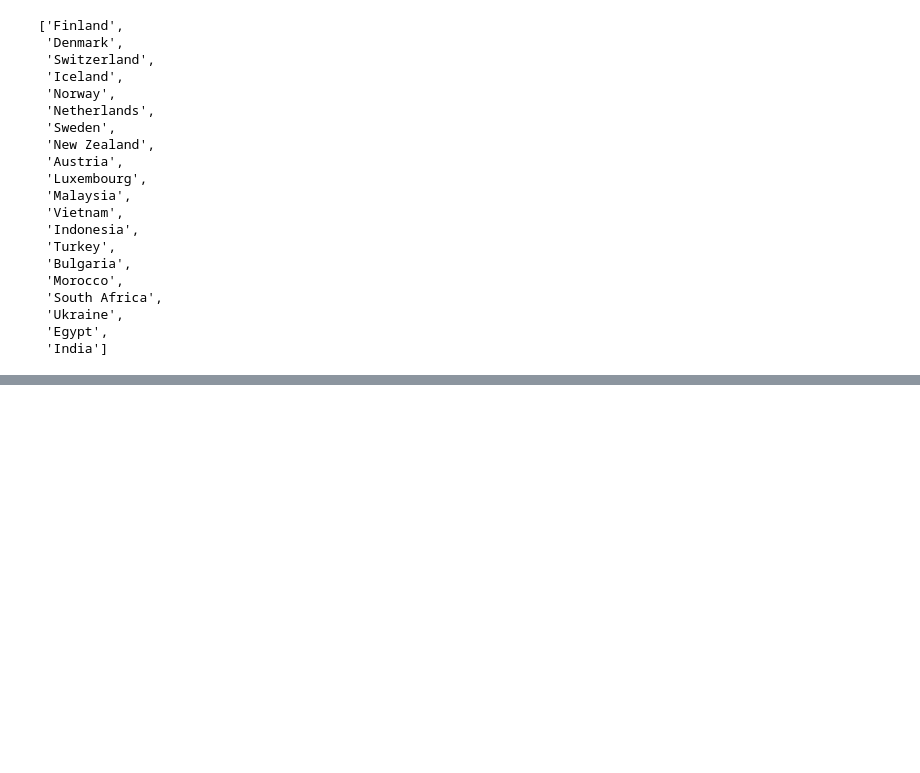
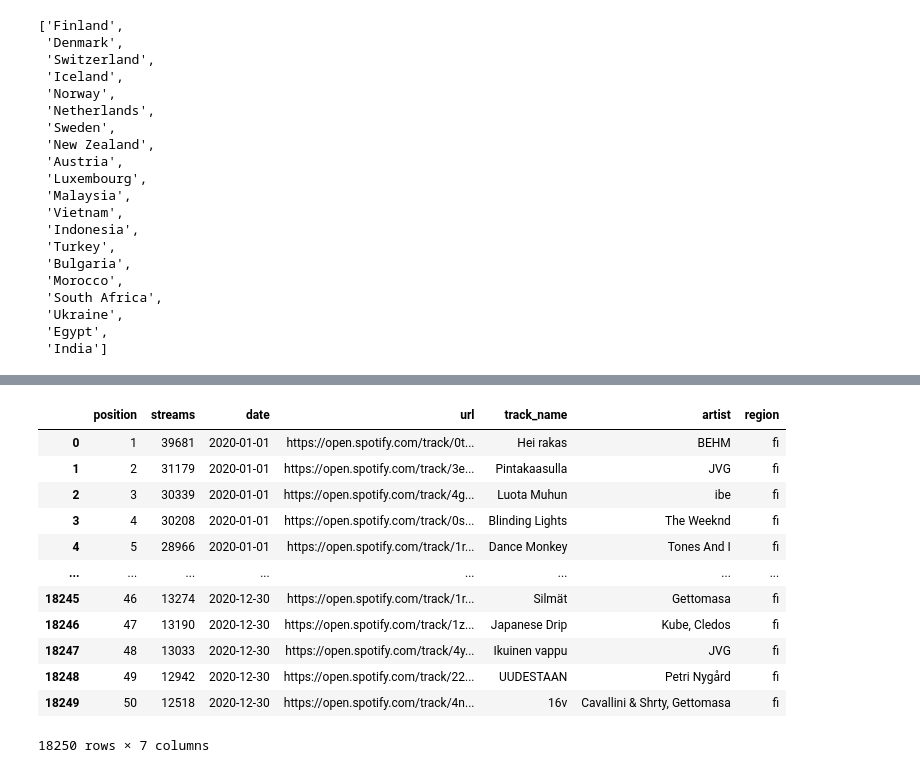
Before and after one commit to Albina-C/INFO-2950-Project, a Jupyter notebook: Spotify-Web-Scraping.ipynb, the cells around one changed output, grey strips where cells are left out. Saved outputs shown, nothing was run; the diff lists cells and outputs as text; code cells hidden in the pictures; blank space fills up the shorter version.

```diff
--- a/Spotify-Web-Scraping.ipynb
+++ b/Spotify-Web-Scraping.ipynb
@@ -316,0 +241,18 @@ p
+# %%
+finland=finland.drop(columns=["Unnamed: 0","Unnamed: 0.1"])
+# %%
+finland
+# %% [output]
+|  | position | streams | date | url | track_name | artist | region |
+| 0 | 1 | 39681 | 2020-01-01 | https://open.spotify.com/track/0t... | Hei rakas | BEHM | fi |
+| 1 | 2 | 31179 | 2020-01-01 | https://open.spotify.com/track/3e... | Pintakaasulla | JVG | fi |
+| 2 | 3 | 30339 | 2020-01-01 | https://open.spotify.com/track/4g... | Luota Muhun | ibe | fi |
+| 3 | 4 | 30208 | 2020-01-01 | https://open.spotify.com/track/0s... | Blinding Lights | The Weeknd | fi |
+| 4 | 5 | 28966 | 2020-01-01 | https://open.spotify.com/track/1r... | Dance Monkey | Tones And I | fi |
+| ... | ... | ... | ... | ... | ... | ... | ... |
+| 18245 | 46 | 13274 | 2020-12-30 | https://open.spotify.com/track/1r... | Silmät | Gettomasa | fi |
+| 18246 | 47 | 13190 | 2020-12-30 | https://open.spotify.com/track/1z... | Japanese Drip | Kube, Cledos | fi |
+| 18247 | 48 | 13033 | 2020-12-30 | https://open.spotify.com/track/4y... | Ikuinen vappu | JVG | fi |
+| 18248 | 49 | 12942 | 2020-12-30 | https://open.spotify.com/track/22... | UUDESTAAN | Petri Nygård | fi |
+| 18249 | 50 | 12518 | 2020-12-30 | https://open.spotify.com/track/4n... | 16v | Cavallini & Shrty, Gettomasa | fi |
+18250 rows × 7 columns
```
Also changed, not shown: parts of 35 cells of this notebook, 18 other files.
